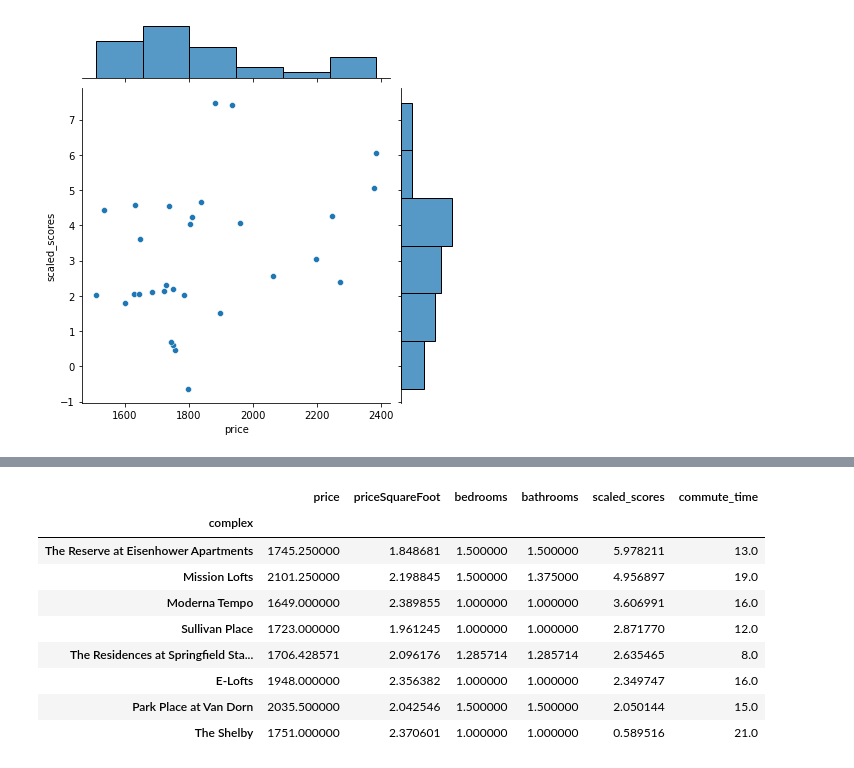
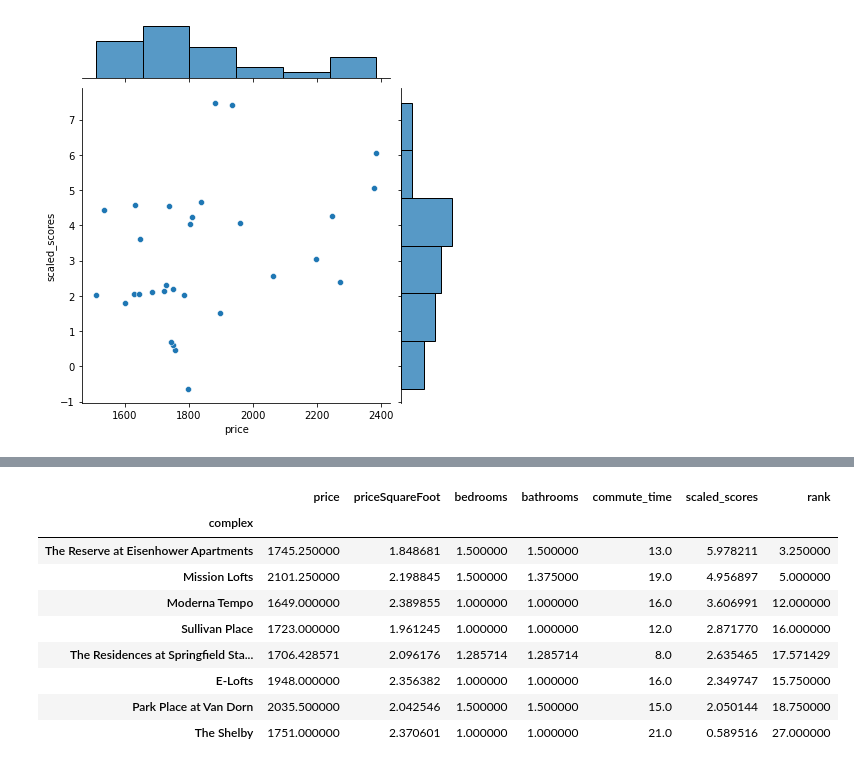
Before and after one commit to cpokorsk/Apartment_Ranking, a Jupyter notebook: Final_Analysis.ipynb, the cells around one changed output, grey strips where cells are left out. Cells and saved outputs as stored; diff of their text form; code cells hidden in the pictures.

```diff
--- a/Final_Analysis.ipynb
+++ b/Final_Analysis.ipynb
@@ -357,6 +358,7 @@ sns.jointplot('price','scaled_scores',data=df)
 # %%
 df_sorted = df.sort_values(by='scaled_scores', ascending= False)
 df_sorted.reset_index(drop=True, inplace=True)
+df_sorted['rank'] = df_sorted.index
 
 df_sorted.head()
 # %% [output]
@@ -370,14 +372,14 @@ df_sorted.head()
 # %%
-COL = ['price','priceSquareFoot','bedrooms','bathrooms','scaled_scores', 'commute_time']
+COL = ['price','priceSquareFoot','bedrooms','bathrooms','commute_time', 'scaled_scores', 'rank']
 df_sorted.groupby(['complex']).mean()[COL].sort_values(by='scaled_scores', ascending= False)
 # %% [output]
-|  | price | priceSquareFoot | bedrooms | bathrooms | scaled_scores | commute_time |
-| complex |  |  |  |  |  |  |
-| The Reserve at Eisenhower Apartments | 1745.250000 | 1.848681 | 1.500000 | 1.500000 | 5.978211 | 13.0 |
-| Mission Lofts | 2101.250000 | 2.198845 | 1.500000 | 1.375000 | 4.956897 | 19.0 |
-| Moderna Tempo | 1649.000000 | 2.389855 | 1.000000 | 1.000000 | 3.606991 | 16.0 |
-| Sullivan Place | 1723.000000 | 1.961245 | 1.000000 | 1.000000 | 2.871770 | 12.0 |
-| The Residences at Springfield Sta... | 1706.428571 | 2.096176 | 1.285714 | 1.285714 | 2.635465 | 8.0 |
-| E-Lofts | 1948.000000 | 2.356382 | 1.000000 | 1.000000 | 2.349747 | 16.0 |
-| Park Place at Van Dorn | 2035.500000 | 2.042546 | 1.500000 | 1.500000 | 2.050144 | 15.0 |
-| The Shelby | 1751.000000 | 2.370601 | 1.000000 | 1.000000 | 0.589516 | 21.0 |
+|  | price | priceSquareFoot | bedrooms | bathrooms | commute_time | scaled_scores | rank |
+| complex |  |  |  |  |  |  |  |
+| The Reserve at Eisenhower Apartments | 1745.250000 | 1.848681 | 1.500000 | 1.500000 | 13.0 | 5.978211 | 3.250000 |
+| Mission Lofts | 2101.250000 | 2.198845 | 1.500000 | 1.375000 | 19.0 | 4.956897 | 5.000000 |
+| Moderna Tempo | 1649.000000 | 2.389855 | 1.000000 | 1.000000 | 16.0 | 3.606991 | 12.000000 |
+| Sullivan Place | 1723.000000 | 1.961245 | 1.000000 | 1.000000 | 12.0 | 2.871770 | 16.000000 |
+| The Residences at Springfield Sta... | 1706.428571 | 2.096176 | 1.285714 | 1.285714 | 8.0 | 2.635465 | 17.571429 |
+| E-Lofts | 1948.000000 | 2.356382 | 1.000000 | 1.000000 | 16.0 | 2.349747 | 15.750000 |
+| Park Place at Van Dorn | 2035.500000 | 2.042546 | 1.500000 | 1.500000 | 15.0 | 2.050144 | 18.750000 |
+| The Shelby | 1751.000000 | 2.370601 | 1.000000 | 1.000000 | 21.0 | 0.589516 | 27.000000 |
```
Also changed, not shown: parts of 6 cells of this notebook.
